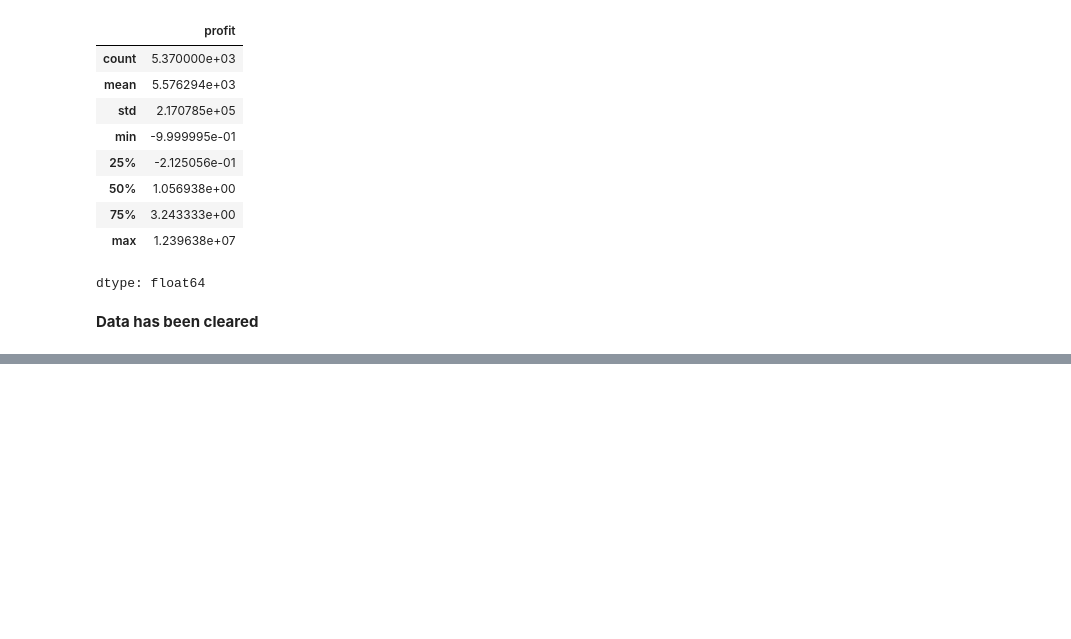
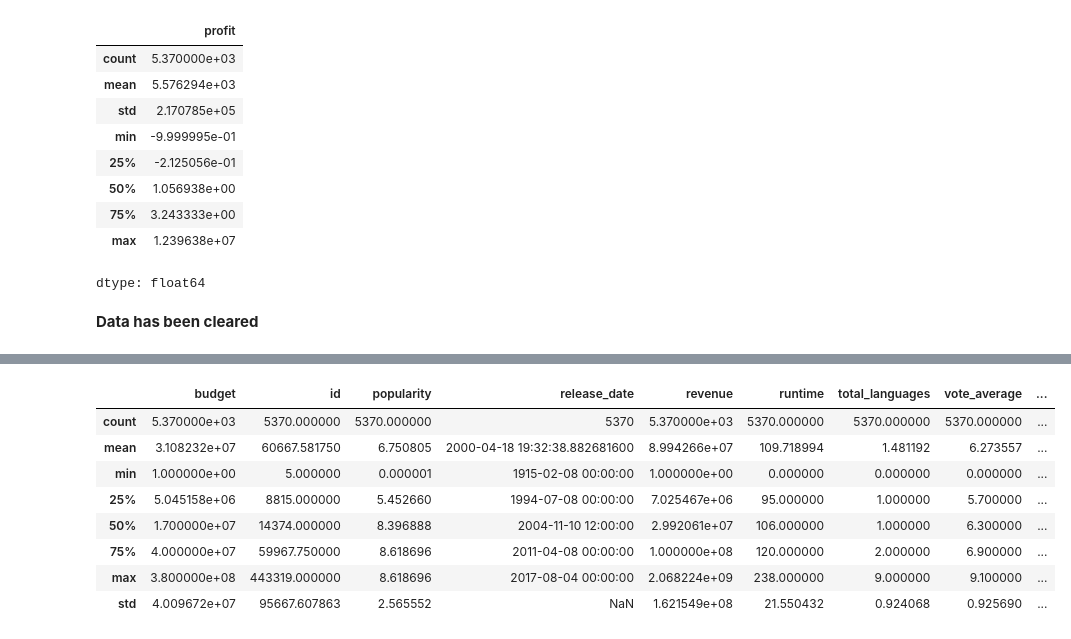
Before and after one commit to Shashank-lokre/My_data_cleaning_project, a Jupyter notebook: Data_cleaing_project(moviedata).ipynb, the cells around one changed output, grey strips where cells are left out. Saved outputs shown, nothing was run; the diff lists cells and outputs as text; code cells hidden in the pictures; blank space fills up the shorter version.

```diff
--- a/Data_cleaing_project(moviedata).ipynb
+++ b/Data_cleaing_project(moviedata).ipynb
@@ -810,0 +830,12 @@ data.to_csv('finalCleanedData.csv')
+# %%
+data.describe()
+# %% [output]
+|  | budget | id | popularity | release_date | revenue | runtime | total_languages | vote_average | ... |
+| count | 5.370000e+03 | 5370.000000 | 5370.000000 | 5370 | 5.370000e+03 | 5370.000000 | 5370.000000 | 5370.000000 | ... |
+| mean | 3.108232e+07 | 60667.581750 | 6.750805 | 2000-04-18 19:32:38.882681600 | 8.994266e+07 | 109.718994 | 1.481192 | 6.273557 | ... |
+| min | 1.000000e+00 | 5.000000 | 0.000001 | 1915-02-08 00:00:00 | 1.000000e+00 | 0.000000 | 0.000000 | 0.000000 | ... |
+| 25% | 5.045158e+06 | 8815.000000 | 5.452660 | 1994-07-08 00:00:00 | 7.025467e+06 | 95.000000 | 1.000000 | 5.700000 | ... |
+| 50% | 1.700000e+07 | 14374.000000 | 8.396888 | 2004-11-10 12:00:00 | 2.992061e+07 | 106.000000 | 1.000000 | 6.300000 | ... |
+| 75% | 4.000000e+07 | 59967.750000 | 8.618696 | 2011-04-08 00:00:00 | 1.000000e+08 | 120.000000 | 2.000000 | 6.900000 | ... |
+| max | 3.800000e+08 | 443319.000000 | 8.618696 | 2017-08-04 00:00:00 | 2.068224e+09 | 238.000000 | 9.000000 | 9.100000 | ... |
+| std | 4.009672e+07 | 95667.607863 | 2.565552 | NaN | 1.621549e+08 | 21.550432 | 0.924068 | 0.925690 | ... |
```
Also changed, not shown: parts of 13 cells of this notebook.
